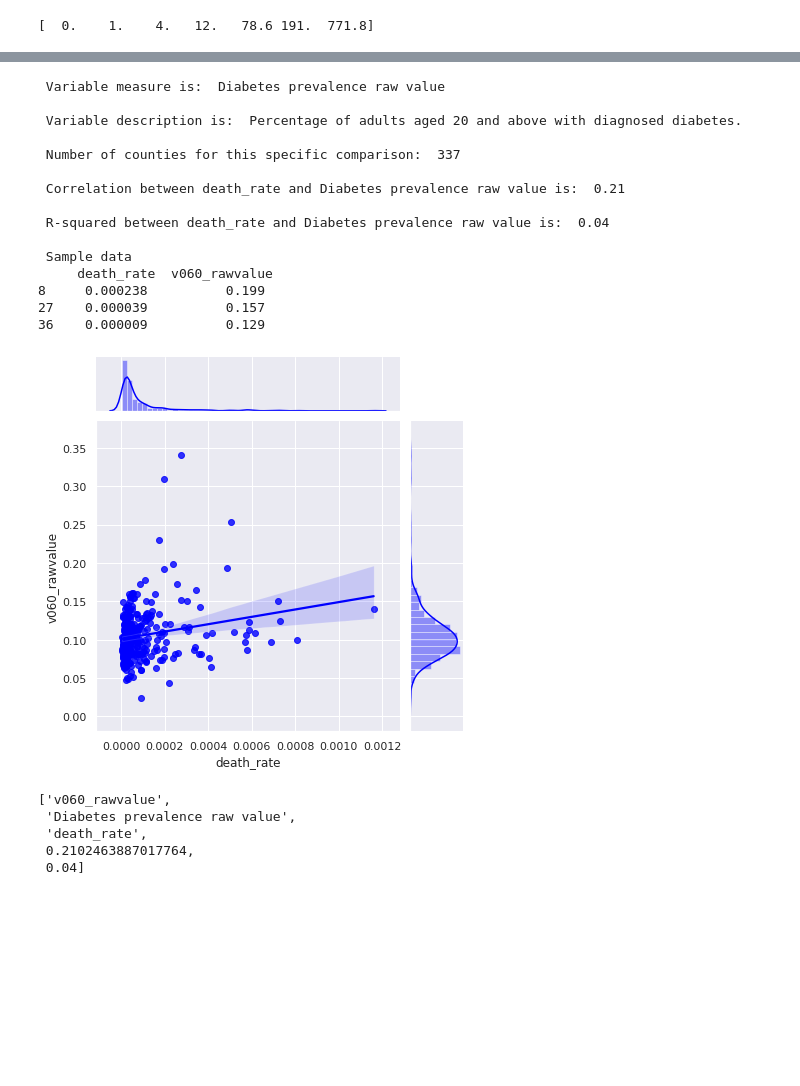
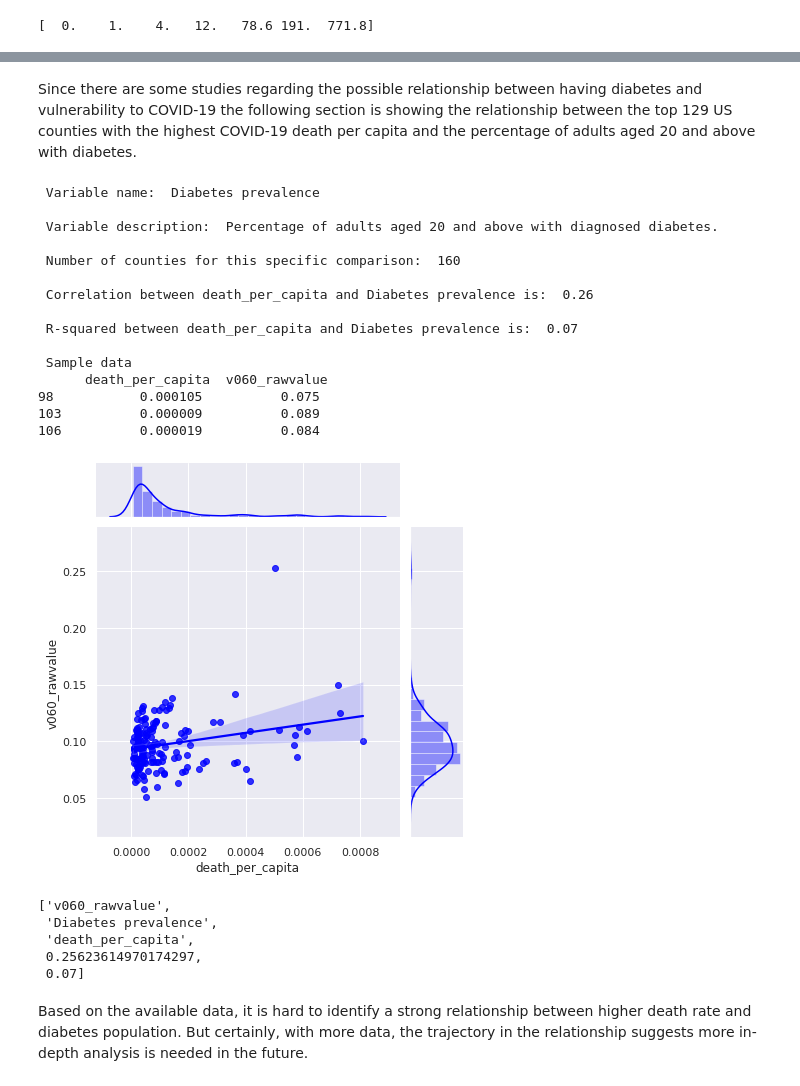
Before and after one commit to tahamokfi/covid_19, a Jupyter notebook: covid_19.ipynb, the cells around one changed output, grey strips where cells are left out. Saved outputs shown, nothing was run; the diff lists cells and outputs as text; code cells hidden in the pictures; blank space fills up the shorter version.

```diff
--- a/covid_19.ipynb
+++ b/covid_19.ipynb
@@ -33,4 +51,4 @@ join_all = pd.merge(join_death, latest_case, how='inner', on = 'fipscode')
 # %%
-# create the normalize rate using CHR population for each county
-join_all['death_rate'] = join_all['covid_death']/join_all['v051_rawvalue']
-join_all['case_rate'] = join_all['covid_case']/join_all['v051_rawvalue']
+# create the death rate and case rate using CHR population for each county
+join_all['death_per_capita'] = join_all['covid_death']/join_all['v051_rawvalue']
+join_all['case_per_capita'] = join_all['covid_case']/join_all['v051_rawvalue']
@@ -42,5 +64,6 @@ print (np.round(np.quantile(join_all.sort_values(['covid_death'])['covid_death']
 # %%
 # function for running EDA and regression analysis
+## The aim is to provide some exploratory data analysis and linear regression analysis to find the relationship between available CHR variables and COVID statistics
 def eda_covid_chr(xvar ='v001_rawvalue', target_var = 'death_rate', filter_var = 'covid_death', min_prec = None, max_prec = None, r2_limit = 0.1):
   """
   This is the function for EDA and regression
@@ -57,11 +80,9 @@ def eda_covid_chr(xvar ='v001_rawvalue', target_var = 'death_rate', filter_var =
   Returns
   -------
     EDA report based on selected threshold
-
-  Author: Taha Mokfi, mokfi.taha@gmail.com
   """
-  # extract the desc from data dict
-  meas_txt = dict_data[dict_data['Variable Name']==xvar]['Measure'].tolist()[0]
+  # extract the name and desc of the variable from data dict
+  meas_txt = dict_data[dict_data['Variable Name']==xvar]['Measure'].tolist()[0][:-10]
   desc_txt = dict_data[dict_data['Variable Name']==xvar]['Description'].tolist()[0]
 
   # filter data based on quantile of the filter_var
@@ -81,8 +102,8 @@ def eda_covid_chr(xvar ='v001_rawvalue', target_var = 'death_rate', filter_var =
     corr_value = np.corrcoef(dt_used[target_var], dt_used[xvar])[0][1]
 
     if np.abs(r2_value) >= r2_limit:
-      print ('\n','Variable measure is: ', meas_txt)
-      print ('\n','Variable description is: ', desc_txt)
+      print ('\n','Variable name: ', meas_txt)
+      print ('\n','Variable description: ', desc_txt)
       print ('\n','Number of counties for this specific comparison: ', dt_used.shape[0])
       print ('\n','Correlation between '+ target_var + ' and ' + meas_txt + ' is: ', np.round(corr_value,2))
       print ('\n','R-squared between '+ target_var + ' and ' + meas_txt + ' is: ', np.round(r2_value,2))
@@ -534,25 +569,29 @@ costs, lack of kitchen facilities, or lack of plumbing facilities.
 ... (8 outputs left out)
+# %% [markdown]
+Since there are some studies regarding the possible relationship between having diabetes and vulnerability to COVID-19 the following section is showing the relationship between the top 129 US counties with the highest COVID-19 death per capita and the percentage of adults aged 20 and above with diabetes.
 # %%
-eda_covid_chr(xvar = 'v060_rawvalue', target_var = 'death_rate',filter_var = 'covid_death', min_prec = 0.90, max_prec = 1, r2_limit = 0.001)
+eda_covid_chr(xvar = 'v060_rawvalue', target_var = 'death_per_capita',filter_var = 'covid_death', min_prec = 0.95, max_prec = 1, r2_limit = 0.01)
 # %% [output]
- Variable measure is:  Diabetes prevalence raw value
+ Variable name:  Diabetes prevalence
 
- Variable description is:  Percentage of adults aged 20 and above with diagnosed diabetes.
+ Variable description:  Percentage of adults aged 20 and above with diagnosed diabetes.
 
- Number of counties for this specific comparison:  337
+ Number of counties for this specific comparison:  160
 
- Correlation between death_rate and Diabetes prevalence raw value is:  0.21
+ Correlation between death_per_capita and Diabetes prevalence is:  0.26
 
- R-squared between death_rate and Diabetes prevalence raw value is:  0.04
+ R-squared between death_per_capita and Diabetes prevalence is:  0.07
 
  Sample data
-     death_rate  v060_rawvalue
-8     0.000238          0.199
-27    0.000039          0.157
-36    0.000009          0.129
+      death_per_capita  v060_rawvalue
+98           0.000105          0.075
+103          0.000009          0.089
+106          0.000019          0.084
-[figure, old version]
+[figure, new version]
 ['v060_rawvalue',
- 'Diabetes prevalence raw value',
- 'death_rate',
- 0.2102463887017764,
- 0.04]
+ 'Diabetes prevalence',
+ 'death_per_capita',
+ 0.25623614970174297,
+ 0.07]
+# %% [markdown]
+Based on the available data, it is hard to identify a strong relationship between higher death rate and diabetes population. But certainly, with more data, the trajectory in the relationship suggests more in-depth analysis is needed in the future.
```
Also changed, not shown: parts of 18 cells of this notebook.
